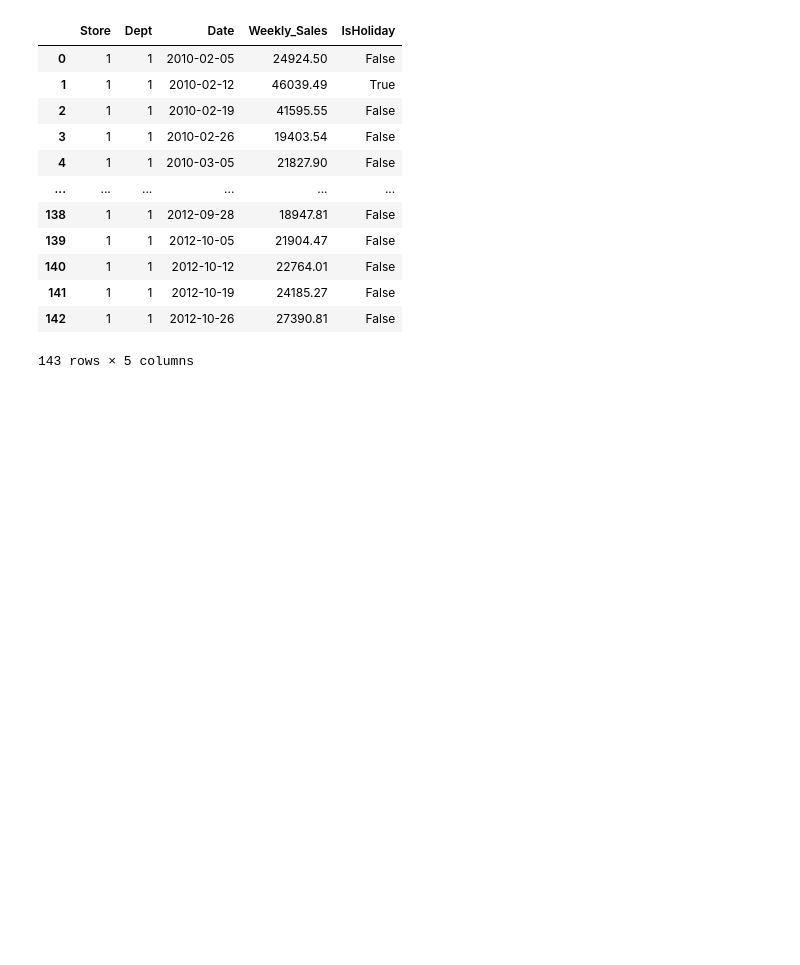
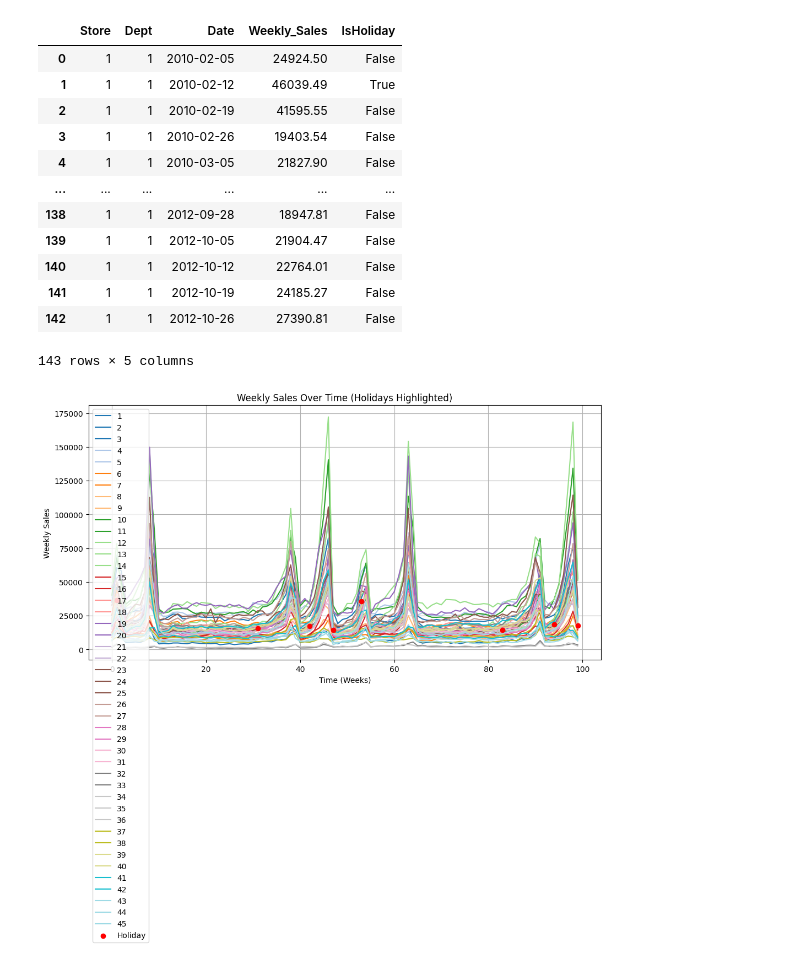
Before and after one commit to azhgh22/Walmart-Recruiting-Store-Sales-Forecasting, a Jupyter notebook: notebooks/statistical.ipynb, the cells around one changed output. Saved outputs shown, nothing was run; the diff lists cells and outputs as text; code cells hidden in the pictures; blank space fills up the shorter version.

```diff
--- a/notebooks/statistical.ipynb
+++ b/notebooks/statistical.ipynb
@@ -134,2 +137,22 @@ class DeptKeeper:
 # %%
 dept1 = DeptKeeper(train,TRAIN_SIZE,1)
+# %%
+N = 45
+cmap = plt.cm.get_cmap('tab20', N)  # 20 distinct colors
+
+colors = [cmap(i) for i in range(N)]
+holidays = dept1.get_train(22)[dept1.get_train(22)['IsHoliday'] == True]
+
+plt.figure(figsize=(12, 6))
+for s in sorted(dept1.get_keys()):
+  plt.plot(dept1.get_train(s)['Date'], dept1.get_train(s)['Weekly_Sales'], label=f'{s}', color=colors[s-1])
+
+plt.scatter(holidays['Date'], holidays['Weekly_Sales'], color='red', label='Holiday', zorder=5)
+plt.title("Weekly Sales Over Time (Holidays Highlighted)")
+plt.xlabel("Time (Weeks)")
+plt.ylabel("Weekly Sales")
+plt.legend()
+plt.grid(True)
+plt.show()
+# %% [output]
+[figure, added]
```
Also changed, not shown: parts of 7 cells of this notebook.
